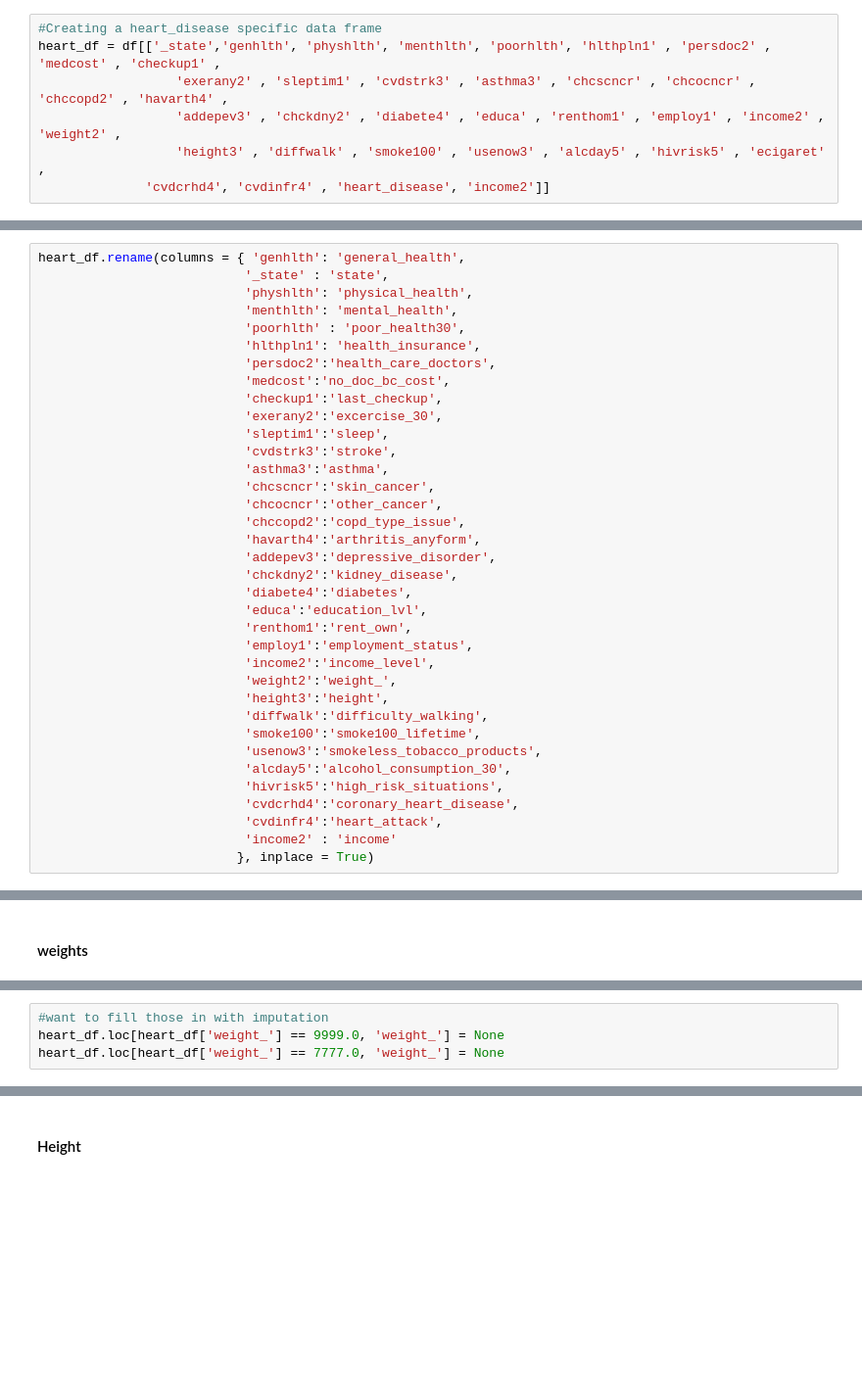
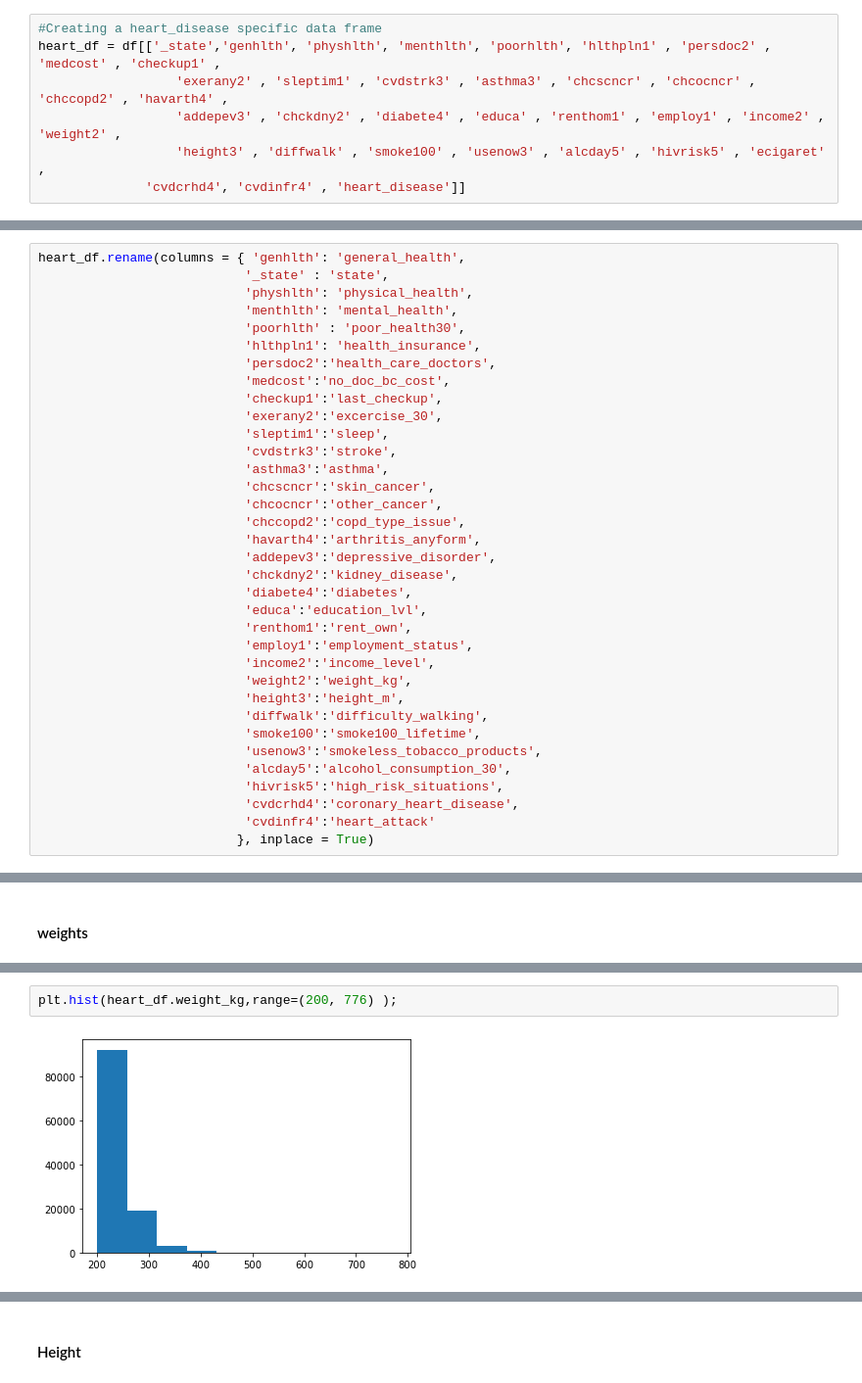
Before and after one commit to xiaohua-su/Heart_Disease, a Jupyter notebook: Heart_disease_eda.ipynb, the cells around one changed output, grey strips where cells are left out. Shown at 98% size. Drawn from its saved outputs; the diff is of its cells as text; blank space fills up the shorter version.

```diff
--- a/Heart_disease_eda.ipynb
+++ b/Heart_disease_eda.ipynb
@@ -206,7 +206,7 @@ heart_df = df[['_state','genhlth', 'physhlth', 'menthlth', 'poorhlth', 'hlthpln1
                   'exerany2' , 'sleptim1' , 'cvdstrk3' , 'asthma3' , 'chcscncr' , 'chcocncr' , 'chccopd2' , 'havarth4' ,
                   'addepev3' , 'chckdny2' , 'diabete4' , 'educa' , 'renthom1' , 'employ1' , 'income2' , 'weight2' ,
                   'height3' , 'diffwalk' , 'smoke100' , 'usenow3' , 'alcday5' , 'hivrisk5' , 'ecigaret' ,
-              'cvdcrhd4', 'cvdinfr4' , 'heart_disease', 'income2']]
+              'cvdcrhd4', 'cvdinfr4' , 'heart_disease']]
 # %%
 heart_df
 # %% [output]
@@ -252,16 +252,15 @@ heart_df.rename(columns = { 'genhlth': 'general_health',
                            'renthom1':'rent_own',
                            'employ1':'employment_status',
                            'income2':'income_level',
-                           'weight2':'weight_',
-                           'height3':'height',
+                           'weight2':'weight_kg',
+                           'height3':'height_m',
                            'diffwalk':'difficulty_walking',
                            'smoke100':'smoke100_lifetime',
                            'usenow3':'smokeless_tobacco_products',
                            'alcday5':'alcohol_consumption_30',
                            'hivrisk5':'high_risk_situations',
                            'cvdcrhd4':'coronary_heart_disease',
-                           'cvdinfr4':'heart_attack',
-                           'income2' : 'income'
+                           'cvdinfr4':'heart_attack'
                           }, inplace = True)
 # %% [output]
 A value is trying to be set on a copy of a slice from a DataFrame
@@ -588,4 +617,4 @@ Name: weight_, Length: 571, dtype: int64
-# %%
-#want to fill those in with imputation
-heart_df.loc[heart_df['weight_'] == 9999.0, 'weight_'] = None
-heart_df.loc[heart_df['weight_'] == 7777.0, 'weight_'] = None
+# %%
+plt.hist(heart_df.weight_kg,range=(200, 776) );
+# %% [output]
+[figure, added]
```
Also changed, not shown: parts of 69 cells of this notebook.
